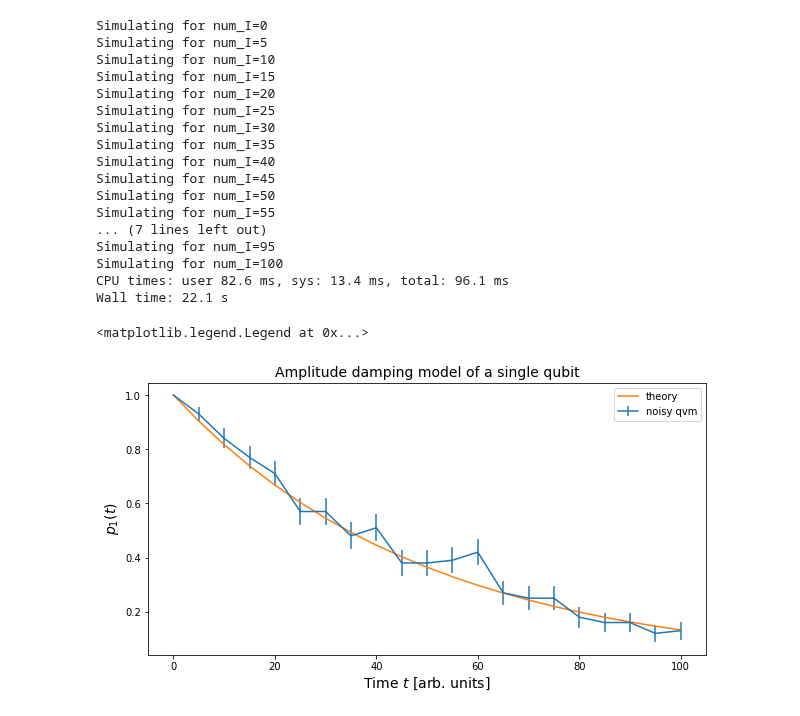
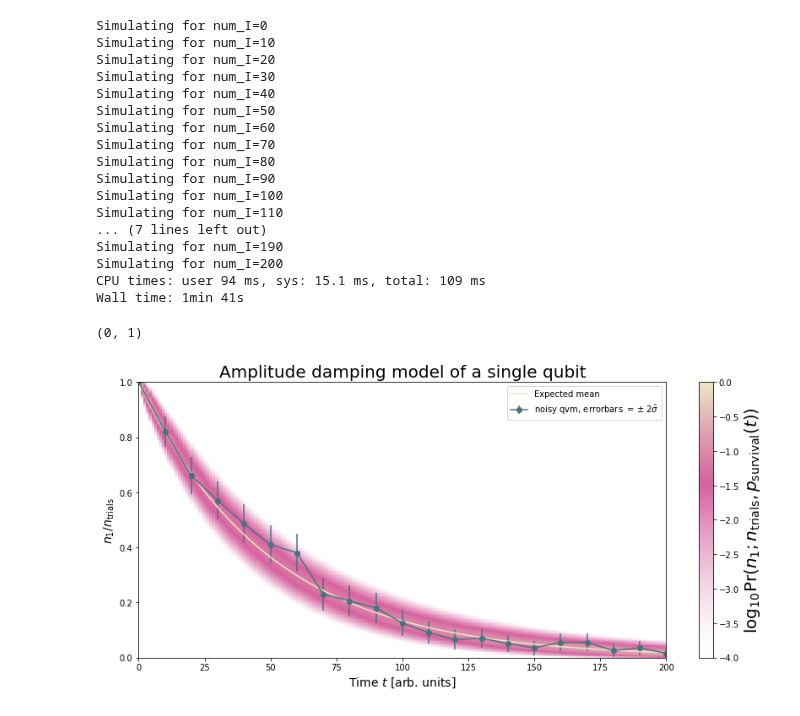
Before and after one commit to rigetti/pyquil, a Jupyter notebook: examples/AmplitudeDampingNoise.ipynb, the cells around one changed output. Saved outputs shown, nothing was run; the diff lists cells and outputs as text; code cells hidden in the pictures.

Commit message:
Updated plot

```diff
--- a/examples/AmplitudeDampingNoise.ipynb
+++ b/examples/AmplitudeDampingNoise.ipynb
@@ -29,11 +34,11 @@ cxn = SyncConnection(endpoint="http://localhost:5000")
 # cxn = JobConnection(endpoint="http://localhost:5000")
 
 damping_per_I = 0.02
-trials = 100
+trials = 200
 
 results = []
 outcomes = []
-lengths = np.arange(0, 101, 5, dtype=int)
+lengths = np.arange(0, 201, 10, dtype=int)
 for num_I in lengths:
     print("Simulating for num_I={}".format(num_I))
 
@@ -51,19 +56,19 @@ for num_I in lengths:
 results = np.array(results)
 # %% [output]
 Simulating for num_I=0
-Simulating for num_I=5
 Simulating for num_I=10
-Simulating for num_I=15
 Simulating for num_I=20
-Simulating for num_I=25
 Simulating for num_I=30
-Simulating for num_I=35
 Simulating for num_I=40
-Simulating for num_I=45
 Simulating for num_I=50
-Simulating for num_I=55
+Simulating for num_I=60
+Simulating for num_I=70
+Simulating for num_I=80
+Simulating for num_I=90
+Simulating for num_I=100
+Simulating for num_I=110
 ... (7 lines left out)
-Simulating for num_I=95
-Simulating for num_I=100
-CPU times: user 82.6 ms, sys: 13.4 ms, total: 96.1 ms
-Wall time: 22.1 s
+Simulating for num_I=190
+Simulating for num_I=200
+CPU times: user 94 ms, sys: 15.1 ms, total: 109 ms
+Wall time: 1min 41s
@@ -72,13 +75,27 @@ survival_probs = (1-damping_per_I)**lengths
+# %%
+dense_lengths = np.arange(lengths.max()+1)
+survival_probs = (1-damping_per_I)**dense_lengths
+logpmf = binom.logpmf(np.arange(trials+1)[np.newaxis, :], trials, survival_probs[:, np.newaxis])/np.log(10)
+# %%
+DARK_TEAL = '#48737F'
+FUSCHIA = "#D6619E"
+BEIGE = '#EAE8C6'
+cm = colors.LinearSegmentedColormap.from_list('anglemap', ["white", FUSCHIA, BEIGE], N=256, gamma=1.5)
 # %%
-import matplotlib.pyplot as plt
-%matplotlib inline
-plt.figure(figsize=(10, 5))
-plt.errorbar(lengths, results[:,0], yerr=results[:,1], label="noisy qvm")
-plt.plot(lengths, survival_probs, label="theory")
-plt.title("Amplitude damping model of a single qubit", size=14)
+plt.figure(figsize=(14, 6))
+plt.pcolor(dense_lengths, np.arange(trials+1)/trials, logpmf.T, cmap=cm, vmin=-4, vmax=logpmf.max())
+plt.plot(dense_lengths, survival_probs, c=BEIGE, label="Expected mean")
+plt.errorbar(lengths, results[:,0], yerr=2*results[:,1], c=DARK_TEAL,
+             label=r"noisy qvm, errorbars $ = \pm 2\hat{\sigma}$", marker="o")
+cb = plt.colorbar()
+cb.set_label(r"$\log_{10} \mathrm{Pr}(n_1; n_{\rm trials}, p_{\rm survival}(t))$", size=20)
+
+plt.title("Amplitude damping model of a single qubit", size=20)
 plt.xlabel(r"Time $t$ [arb. units]", size=14)
-plt.ylabel(r"$p_1(t)$", size=14)
+plt.ylabel(r"$n_1/n_{\rm trials}$", size=14)
 plt.legend(loc="best")
+plt.xlim(*lengths[[0, -1]])
+plt.ylim(0, 1)
 # %% [output]
-<matplotlib.legend.Legend at 0x...>
+(0, 1)
-[figure, old version]
+[figure, new version]
```
Also changed, not shown: parts of 3 cells of this notebook.
